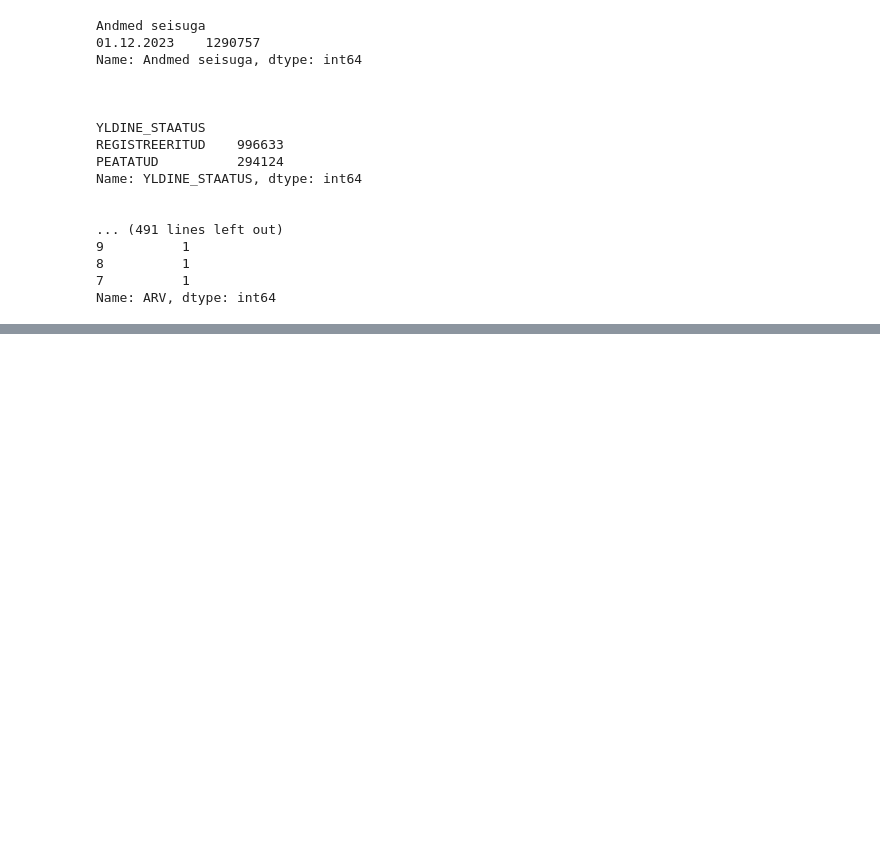
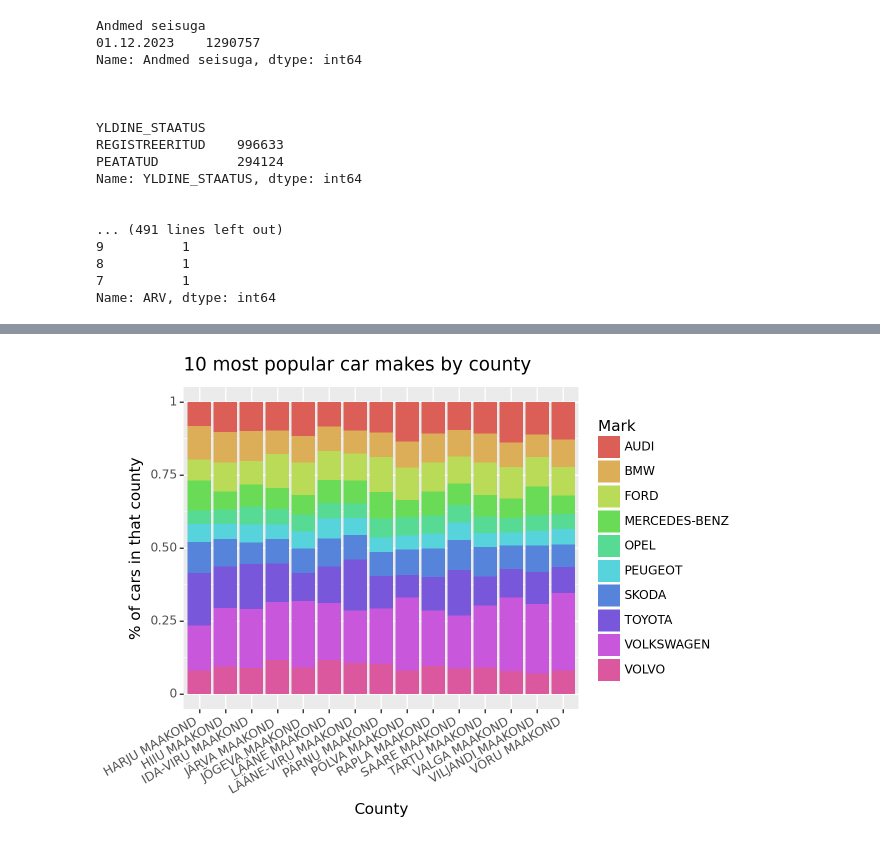
Before and after one commit to GregorSomething/IDS-Vehicle-Analysis, a Jupyter notebook: data_thing.ipynb, the cells around one changed output, grey strips where cells are left out. Saved outputs shown, nothing was run; the diff lists cells and outputs as text; code cells hidden in the pictures; blank space fills up the shorter version.

```diff
--- a/data_thing.ipynb
+++ b/data_thing.ipynb
@@ -121,0 +173,24 @@ data_status.loc[data_status['MOOTORI_TYYP'] == 'DIISEL_HYBRIID', 'MOOTORI_TYYP']
+# %%
+tmp1 = data_status.groupby(['VK/OM MAAKOND', 'Mark']).size().reset_index(name='count')
+tmp2 =data_status.groupby(['VK/OM MAAKOND']).size().reset_index(name='total_count')
+def norm_on_county(row):
+    return row['count'] / tmp2[tmp2['VK/OM MAAKOND'] == row['VK/OM MAAKOND']].iloc[0, 1]
+def popular_marks(n):
+    tmp = data_status.groupby(['Mark']).size().reset_index(name='total_count')
+    tmp = tmp.sort_values(by=['total_count'], ascending=False).head(n)['Mark'].values
+    return tmp
+popular = popular_marks(10)
+tmp1 = tmp1[tmp1['Mark'].isin(popular)]
+#tmp1['count_norm'] = tmp1.apply(norm_on_county, axis=1)
+fig = (
+p9.ggplot(
+    data = tmp1,
+    mapping = p9.aes(x = 'VK/OM MAAKOND', y='count', fill = 'Mark'),
+ )+  p9.geom_bar(position = 'fill', stat='identity')
+  + p9.labs(x='County', y='\n\n% of cars in that county', color='Mark')
+  + p9.ggtitle('10 most popular car makes by county')
+  + p9.theme(axis_text_x=p9.element_text(rotation=30, hjust=1))
+).draw(show=True)
+fig.savefig('img/mark_based_on_county.png', dpi=DPI)
+# %% [output]
+[figure, added]
```
Also changed, not shown: parts of 13 cells of this notebook, 4 other files.
